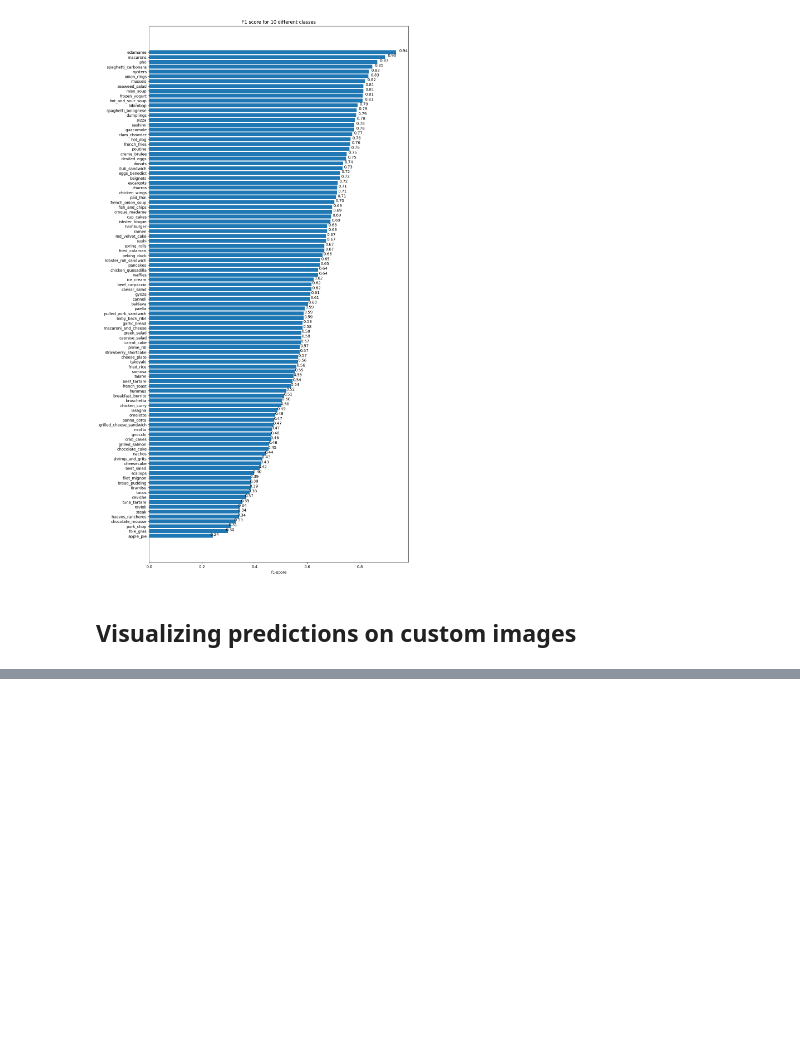
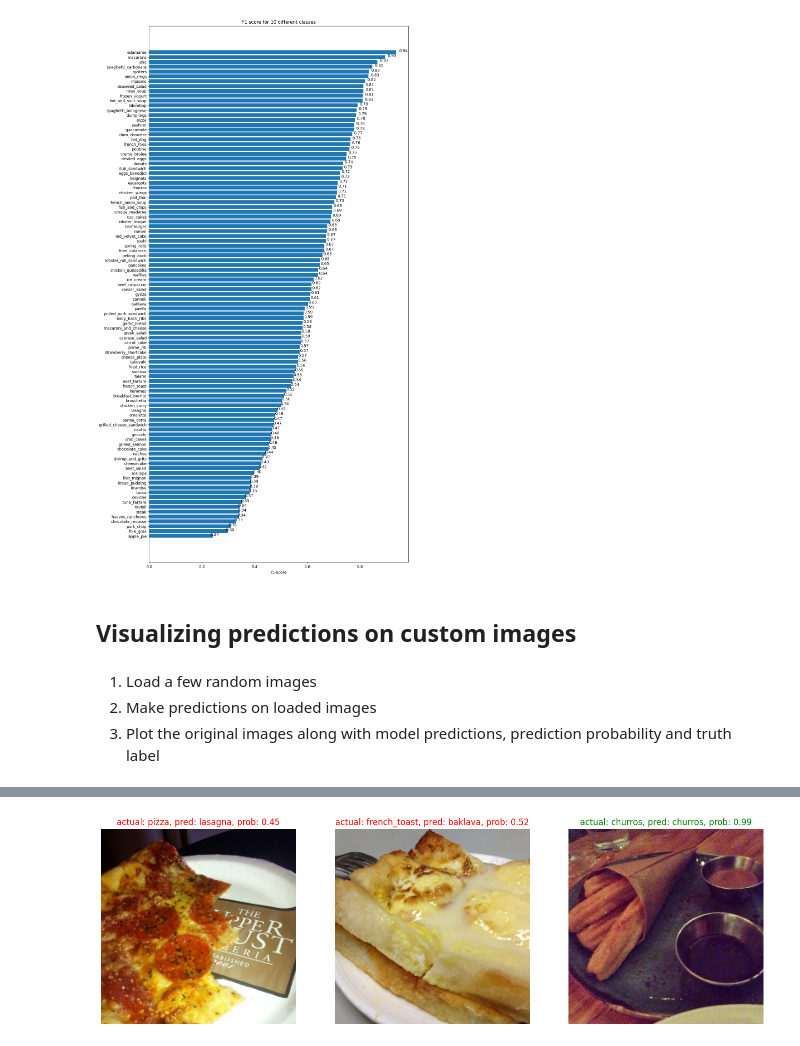
Before and after one commit to aakriti-dot/Tensorflow, a Jupyter notebook: TransferLearning_ScalingUp.ipynb, the cells around one changed output, grey strips where cells are left out. Cells and saved outputs as stored; diff of their text form; code cells hidden in the pictures; blank space fills up the shorter version.

```diff
--- a/TransferLearning_ScalingUp.ipynb
+++ b/TransferLearning_ScalingUp.ipynb
@@ -528,10 +528,40 @@ def load_and_prep_image(filename, img_shape=224, scale=True):
   img = tf.io.decode_image(img)
 
   #Resize the image
-  img = tf.io.resize_image(img, [img_shape, img_shape])
+  img = tf.image.resize(img, [img_shape, img_shape])
 
   if scale:
     #Rescale the image
     return img/255.
   else:
     return img
+# %% [markdown]
+1. Load a few random images
+2. Make predictions on loaded images
+3. Plot the original images along with model predictions, prediction probability and truth label
+# %%
+import os
+import random
+
+plt.figure(figsize=(17,10))
+for i in range(3):
+  #Choose a random image from test dataset
+  class_name = random.choice(class_names)
+  filename = random.choice(os.listdir(test_dir + "/" + class_name))
+  filepath = test_dir + class_name + "/" + filename
+
+  #load the image and make prediction
+  img = load_and_prep_image(filepath, scale=False) #don't scale images for EfficientNet models
+  pred_prob = model.predict(tf.expand_dims(img, axis=0)) #model acceps tensors of shape [None, 224, 224, 3], so need to put dimensions in right shape
+  pred_class = class_names[pred_prob.argmax()]
+
+  #Plot accordingly
+  plt.subplot(1, 3, i+1)
+  plt.imshow(img/255.)
+  if class_name == pred_class:
+    title_color='g'
+  else:
+    title_color='r'
+  plt.title(f"actual: {class_name}, pred: {pred_class}, prob: {pred_prob.max():.2f}", c=title_color)
+  plt.axis(False);
+# %% [output]
@@ -537,0 +571 @@ def load_and_prep_image(filename, img_shape=224, scale=True):
+[figure, added]
```
Also changed, not shown: parts of 1 cell of this notebook.
